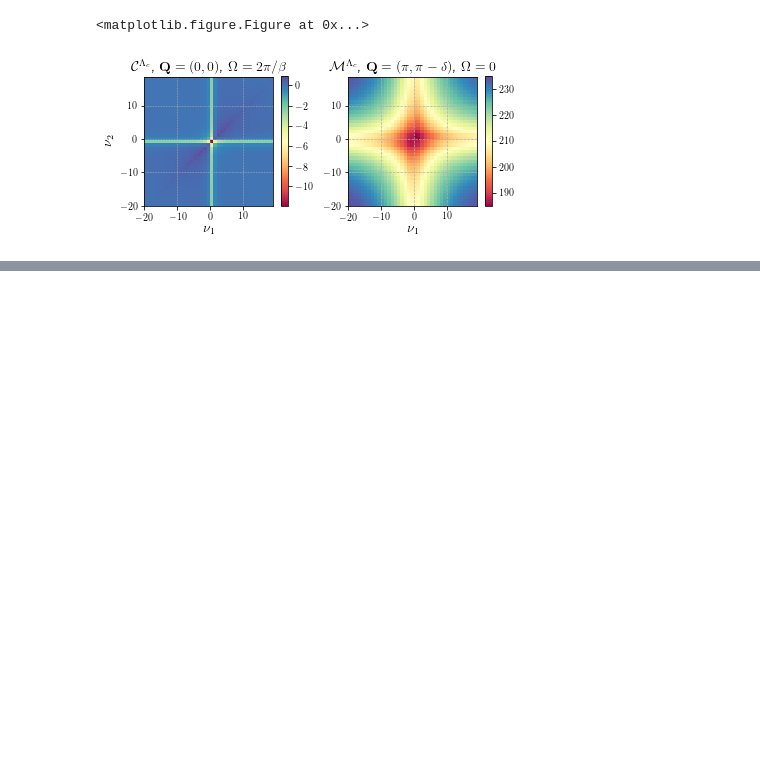
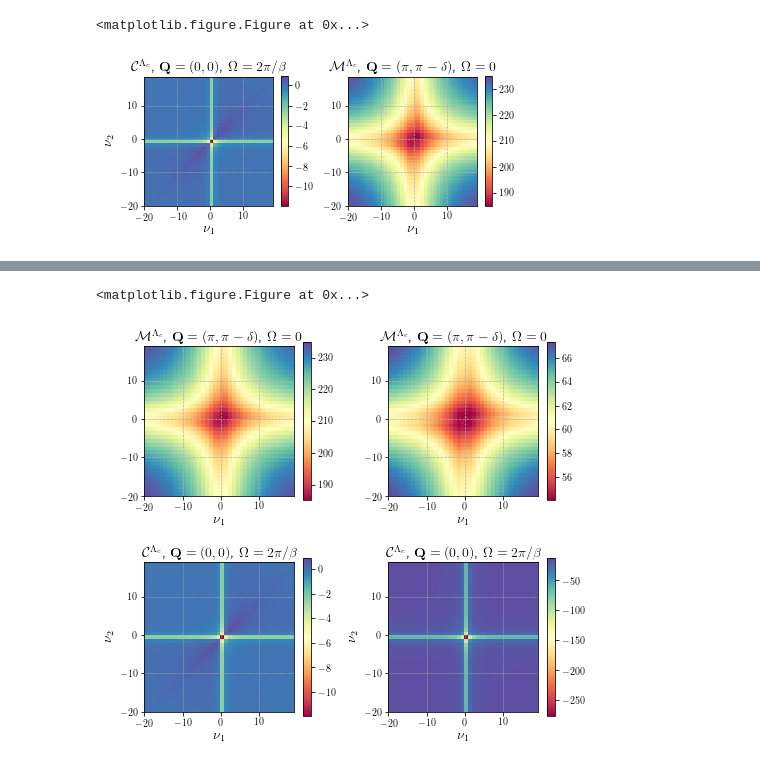
Before and after one commit to Ciro-Taranto/fRG_paper, a Jupyter notebook: scripts/Plot2D_mag_den.ipynb, the cells around one changed output, grey strips where cells are left out. Cells and saved outputs as stored; diff of their text form; code cells hidden in the pictures; blank space fills up the shorter version.

```diff
--- a/scripts/Plot2D_mag_den.ipynb
+++ b/scripts/Plot2D_mag_den.ipynb
@@ -99,0 +108,18 @@ plt.savefig('../images/juppy/Phi_color_all.png',dpi=300)
+# %%
+plt.clf()
+fig, ((ax1, ax0),(ax3,ax2)) = plt.subplots(ncols=2,nrows=2,figsize=(7,7))
+create_mag_den_plot('../data/Phi_mag_SE_fill_0.600.txt',
+                    '../data/Phi_den_SE_fill_0.600.txt',
+                    0.59, ax1,ax3)
+create_mag_den_plot('../data/Phi_mag_NOSE_fill_0.600.txt',
+                    '../data/Phi_den_NOSE_fill_0.600.txt',
+                    0.59, ax0,ax2)
+
+# adjust spacing between subplots so `ax1` title and `ax0` tick labels
+# don't overlap
+fig.subplots_adjust(hspace=-0.5)
+fig.tight_layout()
+#plt.savefig('../images/juppy/Phi_color_all.png',dpi=300)
+# %% [output]
+<matplotlib.figure.Figure at 0x...>
+[figure, added]
```
Also changed, not shown: parts of 2 cells of this notebook, 10 other files.
